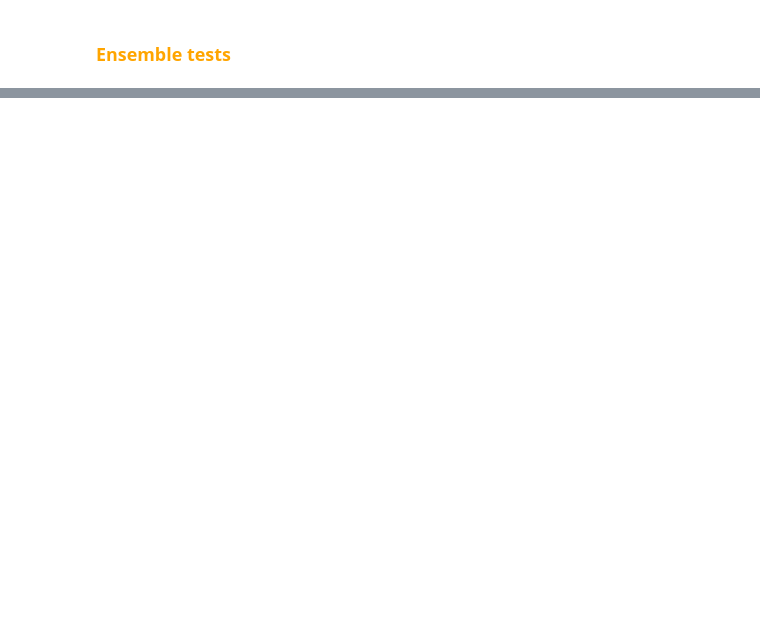
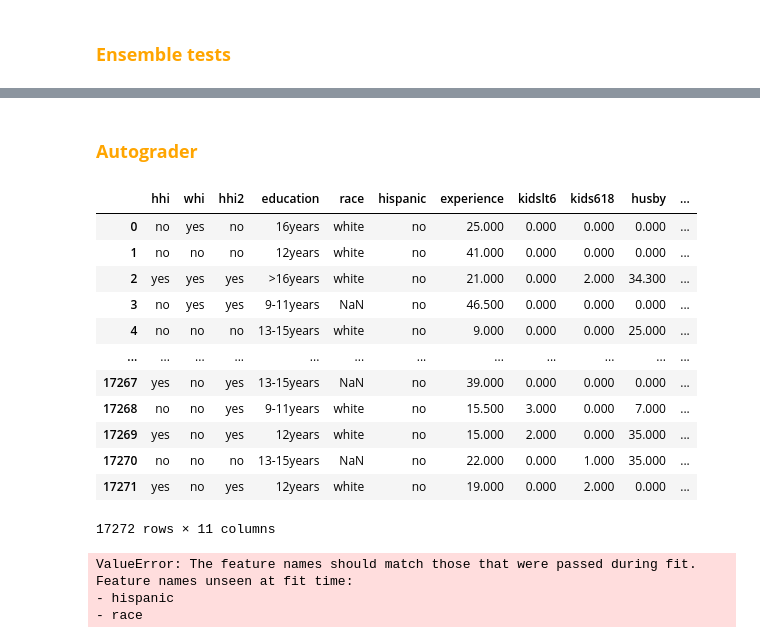
Before and after one commit to Yan-Tavares/ML_Projects, a Jupyter notebook: Final Project/main.ipynb, the cells around one changed output, grey strips where cells are left out. Drawn from its saved outputs; the diff is of its cells as text; code cells hidden in the pictures; blank space fills up the shorter version.

```diff
--- a/Final Project/main.ipynb
+++ b/Final Project/main.ipynb
@@ -583,0 +600,31 @@ display(test_df_1)
+# %% [markdown]
+### <font color="orange">  **Autograder** </font>
+# %%
+estimate_MAE_on_new_data = np.array(test_df_1['SGD']['BETA'])
+
+# via e.g. prediction = model.predict(data_autograder)
+display(df_autograder)
+
+predictions_autograder_data = np.array([model.predict(df_autograder) for model in models_dict_1['SGD']['best_ensemble']]).mean(axis=0)
+
+# # Upload this file to the Vocareum autograder:
+result = np.append(estimate_MAE_on_new_data, predictions_autograder_data)
+pd.DataFrame(result).to_csv("autograder_submission.txt", index=False, header=False)
+# %% [output]
+|  | hhi | whi | hhi2 | education | race | hispanic | experience | kidslt6 | kids618 | husby | ... |
+| 0 | no | yes | no | 16years | white | no | 25.000 | 0.000 | 0.000 | 0.000 | ... |
+| 1 | no | no | no | 12years | white | no | 41.000 | 0.000 | 0.000 | 0.000 | ... |
+| 2 | yes | yes | yes | >16years | white | no | 21.000 | 0.000 | 2.000 | 34.300 | ... |
+| 3 | no | yes | yes | 9-11years | NaN | no | 46.500 | 0.000 | 0.000 | 0.000 | ... |
+| 4 | no | no | no | 13-15years | white | no | 9.000 | 0.000 | 0.000 | 25.000 | ... |
+| ... | ... | ... | ... | ... | ... | ... | ... | ... | ... | ... | ... |
+| 17267 | yes | no | yes | 13-15years | NaN | no | 39.000 | 0.000 | 0.000 | 0.000 | ... |
+| 17268 | no | no | yes | 9-11years | white | no | 15.500 | 3.000 | 0.000 | 7.000 | ... |
+| 17269 | yes | no | yes | 12years | white | no | 15.000 | 2.000 | 0.000 | 35.000 | ... |
+| 17270 | no | no | no | 13-15years | NaN | no | 22.000 | 0.000 | 1.000 | 35.000 | ... |
+| 17271 | yes | no | yes | 12years | white | no | 19.000 | 0.000 | 2.000 | 0.000 | ... |
+17272 rows × 11 columns
+ValueError: The feature names should match those that were passed during fit.
+Feature names unseen at fit time:
+- hispanic
+- race
```
Also changed, not shown: parts of 4 cells of this notebook.
